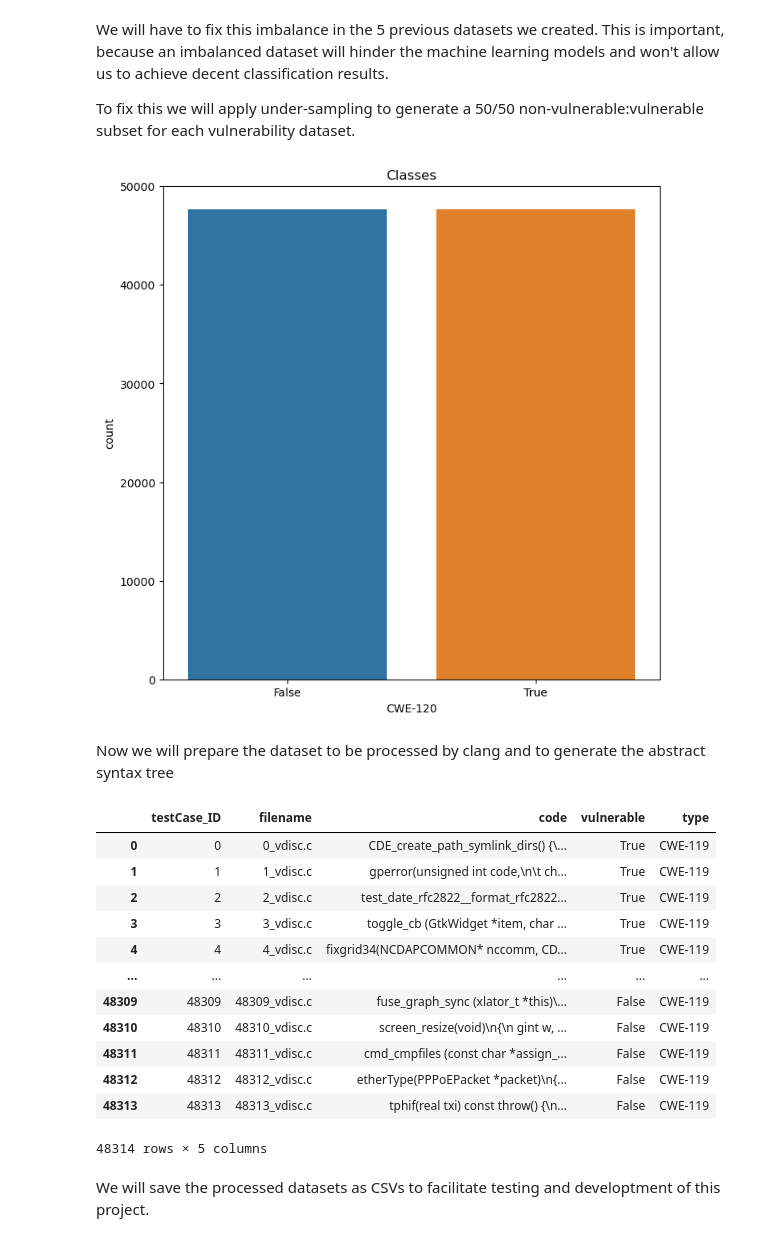
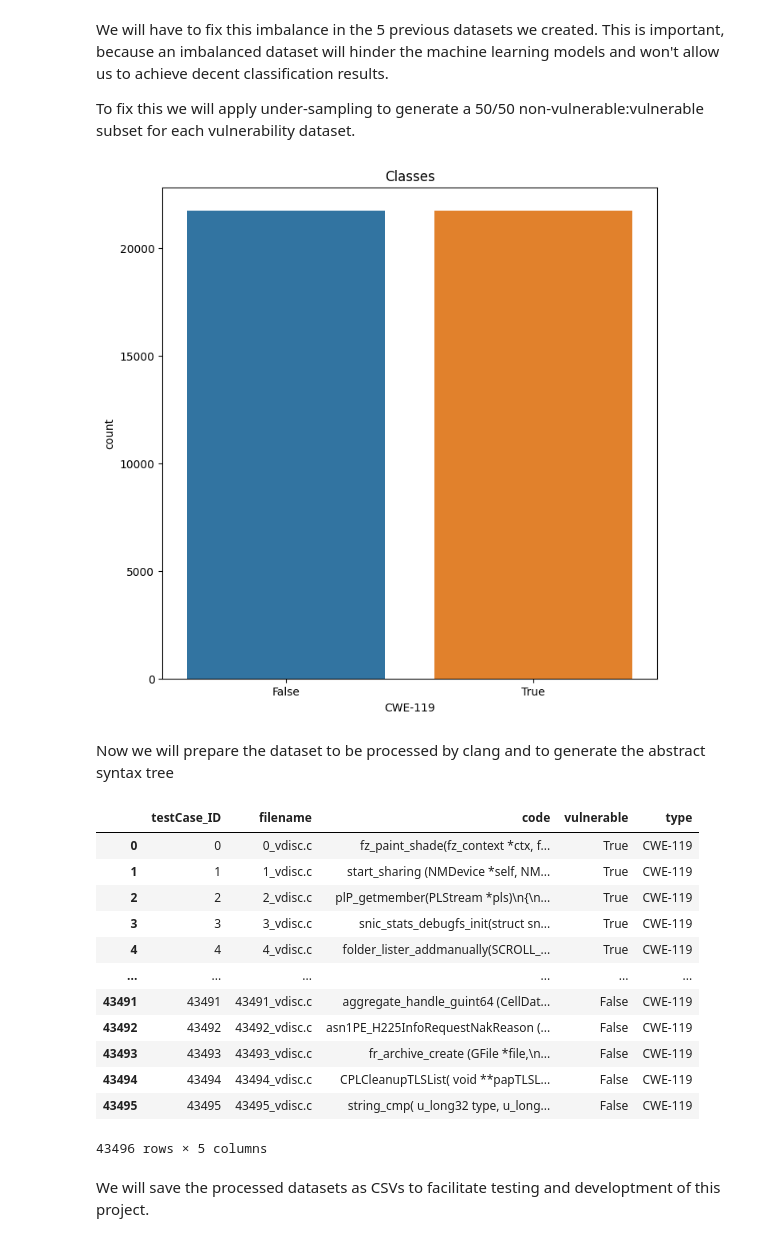
Before and after one commit to Singularitty/AdvancedMachineLearning, a Jupyter notebook: Project/project.ipynb, the cells around one changed output. Saved outputs shown, nothing was run; the diff lists cells and outputs as text; code cells hidden in the pictures.

```diff
--- a/Project/project.ipynb
+++ b/Project/project.ipynb
@@ -31,9 +31,9 @@ We start by downloading the Draper dataset from: https://osf.io/d45bw/
 
 This is the dataset we will be analysing in this project, containing over a 1 milion C/C++ function definitions.
 # %%
-train_dataset = h5py.File('../../Dataset/VDISC_train.hdf5')
-validation_dataset = h5py.File('../../Dataset/VDISC_validate.hdf5')
-test_dataset = h5py.File('../../Dataset/VDISC_test.hdf5')
+train_dataset = h5py.File('./Dataset/VDISC_train.hdf5')
+validation_dataset = h5py.File('./Dataset/VDISC_validate.hdf5')
+test_dataset = h5py.File('./Dataset/VDISC_test.hdf5')
 # %% [markdown]
 Now we will convert these datasets to Pandas
 # %%
@@ -106,5 +108,7 @@ For the preprocessing and vector embedding processes we will have to join the th
 # %%
 dataset_joined = pd.concat([train_pd, validation_pd, test_pd], ignore_index=True)
+split_90 = dataset_joined.sample(frac = 0.9, random_state = 1)
+split_10 = dataset_joined.drop(split_90.index)
 # %% [markdown]
 ## Per-Vulnerability Datasets
 
@@ -118,7 +122,7 @@ CWE_120_df = dataset_joined.drop(cols_to_drop, axis=1)
 - CWE-119
 # %%
 cols_to_drop = ["CWE-120", "CWE-469", "CWE-476", "CWE-OTHERS"]
-CWE_119_df = dataset_joined.drop(cols_to_drop, axis=1)
+CWE_119_df = split_90.drop(cols_to_drop, axis=1)
 # %% [markdown]
 - CWE-469
 # %%
@@ -170,9 +174,9 @@ normalized_CWE_469 = undersample(CWE_469_df, 'CWE-469')
 normalized_CWE_476 = undersample(CWE_476_df, 'CWE-476')
 normalized_CWE_OTHERS = undersample(CWE_OTHERS_df, 'CWE-OTHERS')
 # %%
-plot_classes(normalized_CWE_120, 'CWE-120')
+plot_classes(normalized_CWE_119, 'CWE-119')
 # %% [output]
-[figure, old version]
+[figure, new version]
 # %% [markdown]
 Now we will prepare the dataset to be processed by clang and to generate the abstract syntax tree
 # %%
@@ -196,18 +200,18 @@ prepare_for_clang(normalized_CWE_OTHERS, 'CWE-OTHERS')
 normalized_CWE_119
 # %% [output]
 |  | testCase_ID | filename | code | vulnerable | type |
-| 0 | 0 | 0_vdisc.c | CDE_create_path_symlink_dirs() {\... | True | CWE-119 |
-| 1 | 1 | 1_vdisc.c | gperror(unsigned int code,\n\t ch... | True | CWE-119 |
-| 2 | 2 | 2_vdisc.c | test_date_rfc2822__format_rfc2822... | True | CWE-119 |
-| 3 | 3 | 3_vdisc.c | toggle_cb (GtkWidget *item, char ... | True | CWE-119 |
-| 4 | 4 | 4_vdisc.c | fixgrid34(NCDAPCOMMON* nccomm, CD... | True | CWE-119 |
+| 0 | 0 | 0_vdisc.c | fz_paint_shade(fz_context *ctx, f... | True | CWE-119 |
+| 1 | 1 | 1_vdisc.c | start_sharing (NMDevice *self, NM... | True | CWE-119 |
+| 2 | 2 | 2_vdisc.c | plP_getmember(PLStream *pls)\n{\n... | True | CWE-119 |
+| 3 | 3 | 3_vdisc.c | snic_stats_debugfs_init(struct sn... | True | CWE-119 |
+| 4 | 4 | 4_vdisc.c | folder_lister_addmanually(SCROLL_... | True | CWE-119 |
 | ... | ... | ... | ... | ... | ... |
-| 48309 | 48309 | 48309_vdisc.c | fuse_graph_sync (xlator_t *this)\... | False | CWE-119 |
-| 48310 | 48310 | 48310_vdisc.c | screen_resize(void)\n{\n gint w, ... | False | CWE-119 |
-| 48311 | 48311 | 48311_vdisc.c | cmd_cmpfiles (const char *assign_... | False | CWE-119 |
-| 48312 | 48312 | 48312_vdisc.c | etherType(PPPoEPacket *packet)\n{... | False | CWE-119 |
-| 48313 | 48313 | 48313_vdisc.c | tphif(real txi) const throw() {\n... | False | CWE-119 |
+| 43491 | 43491 | 43491_vdisc.c | aggregate_handle_guint64 (CellDat... | False | CWE-119 |
+| 43492 | 43492 | 43492_vdisc.c | asn1PE_H225InfoRequestNakReason (... | False | CWE-119 |
+| 43493 | 43493 | 43493_vdisc.c | fr_archive_create (GFile *file,\n... | False | CWE-119 |
+| 43494 | 43494 | 43494_vdisc.c | CPLCleanupTLSList( void **papTLSL... | False | CWE-119 |
+| 43495 | 43495 | 43495_vdisc.c | string_cmp( u_long32 type, u_long... | False | CWE-119 |
-48314 rows × 5 columns
+43496 rows × 5 columns
 # %% [markdown]
 We will save the processed datasets as CSVs to facilitate testing and developtment of this project.
 # %%
```
Also changed, not shown: parts of 63 cells of this notebook.
